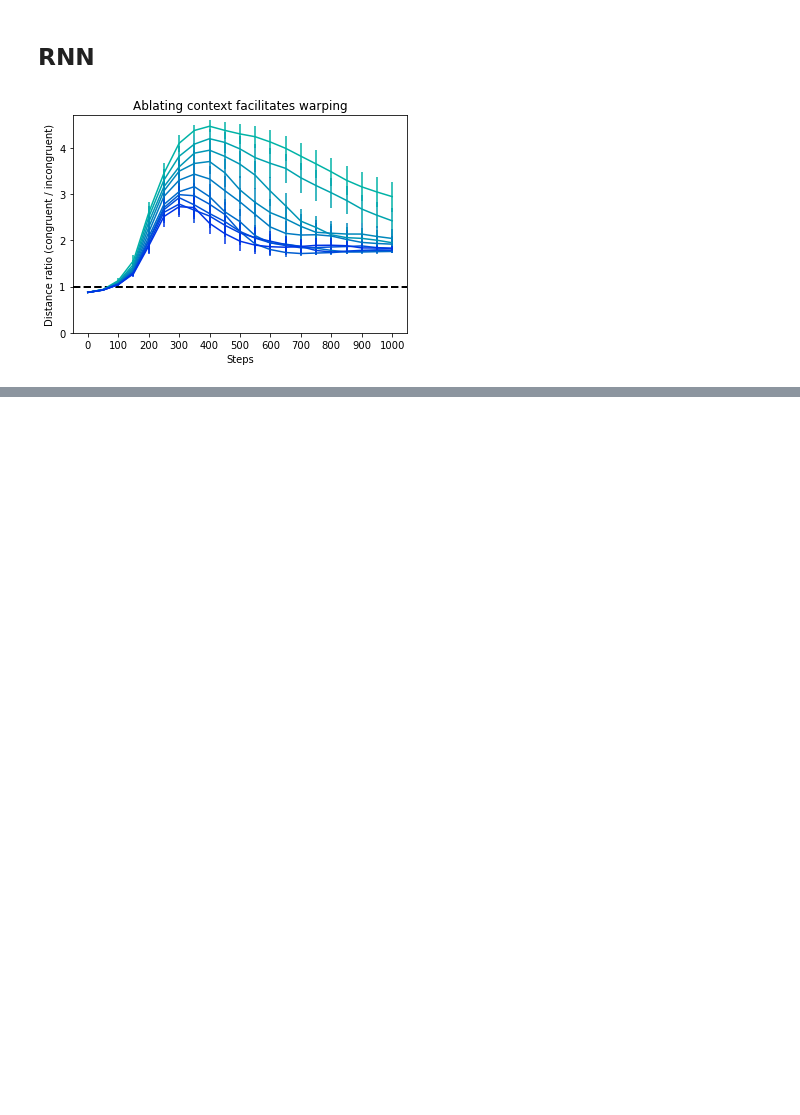
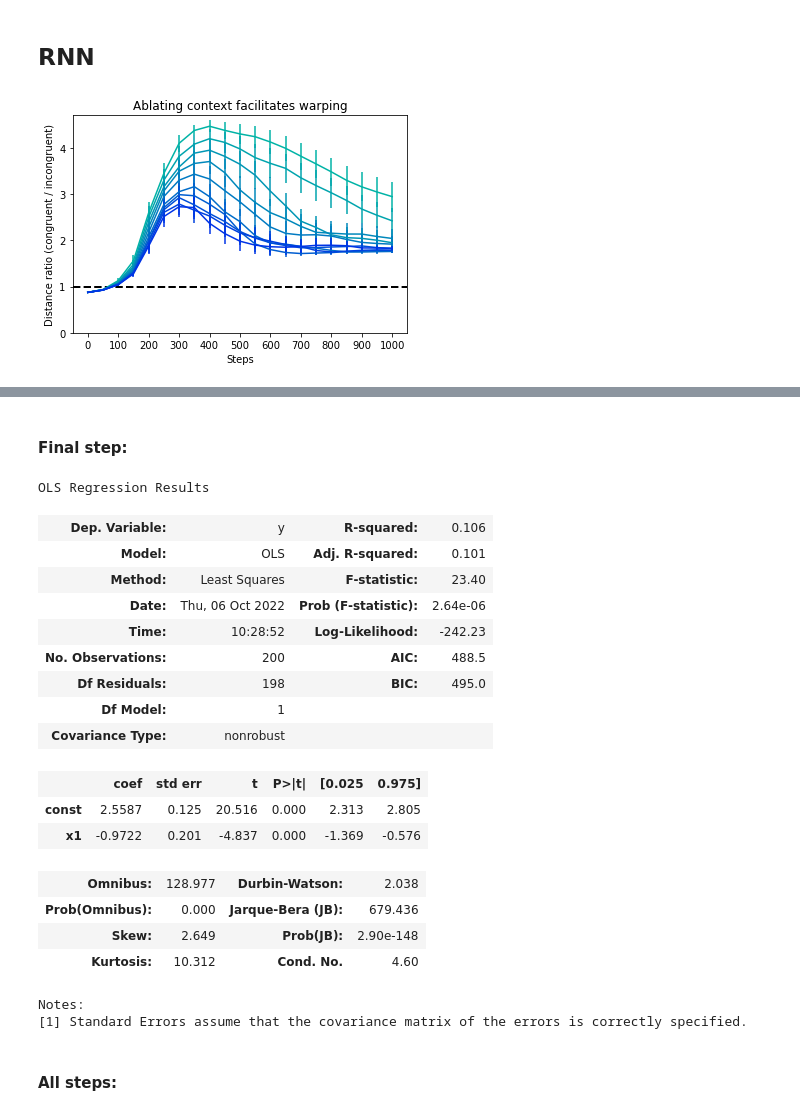
Before and after one commit to jlrussin/warped-map, a Jupyter notebook: notebooks/ctx_scale.ipynb, the cells around one changed output, grey strips where cells are left out. Cells and saved outputs as stored; diff of their text form; code cells hidden in the pictures; blank space fills up the shorter version.

```diff
--- a/notebooks/ctx_scale.ipynb
+++ b/notebooks/ctx_scale.ipynb
@@ -90,0 +97,67 @@ plot_results(ratio_data, title, save_fn)
+# %%
+def load_all_results(results_fn, rep_name, scales):
+    results_dir = '../../results/'
+    results_fns = [results_fn + '_ctx_scale' + s + '.P' for s in scales]
+    results_paths = [os.path.join(results_dir,fn) for fn in results_fns]
+
+    ratio_data = []
+    for path in results_paths:
+        with open(path, 'rb') as f:
+            data = pickle.load(f)
+
+        # Get ratio results
+        analysis = data['analysis']
+        ratios = []
+        for run in analysis:
+            ratios.append([s['distance_ratio'][rep_name]['ratio'] for s in run])
+        dist_ratios = np.array(ratios)
+        ratio_data.append(dist_ratios)
+
+    return np.array(ratio_data)
+# %%
+scale_floats = np.expand_dims(np.linspace(0.1,1,10), axis=1)
+all_data = load_all_results(results_fn, rep_name, scales)
+# %%
+n_scales, n_runs, n_steps = all_data.shape
+
+X = []
+Y = []
+for t in range(n_steps):
+    r = all_data[:,:,t]                # n_scales, n_runs
+    w = scale_floats * np.ones_like(r) # n_scales, n_runs
+    r = np.matrix.flatten(r) # n_scales * n_runs
+    w = np.matrix.flatten(w) # n_scales * n_runs
+
+    X.append(sm.add_constant(w))
+    Y.append(r)
+# %%
+regs = []
+for x,y in zip(X,Y):
+    reg = sm.OLS(y,x).fit()
+    regs.append(reg)
+# %% [markdown]
+#### Final step:
+# %%
+regs[-1].summary()
+# %% [output]
+OLS Regression Results
+| Dep. Variable: | y | R-squared: | 0.106 |
+| Model: | OLS | Adj. R-squared: | 0.101 |
+| Method: | Least Squares | F-statistic: | 23.40 |
+| Date: | Thu, 06 Oct 2022 | Prob (F-statistic): | 2.64e-06 |
+| Time: | 10:28:52 | Log-Likelihood: | -242.23 |
+| No. Observations: | 200 | AIC: | 488.5 |
+| Df Residuals: | 198 | BIC: | 495.0 |
+| Df Model: | 1 |  |  |
+| Covariance Type: | nonrobust |  |  |
+|  | coef | std err | t | P>|t| | [0.025 | 0.975] |
+| const | 2.5587 | 0.125 | 20.516 | 0.000 | 2.313 | 2.805 |
+| x1 | -0.9722 | 0.201 | -4.837 | 0.000 | -1.369 | -0.576 |
+| Omnibus: | 128.977 | Durbin-Watson: | 2.038 |
+| Prob(Omnibus): | 0.000 | Jarque-Bera (JB): | 679.436 |
+| Skew: | 2.649 | Prob(JB): | 2.90e-148 |
+| Kurtosis: | 10.312 | Cond. No. | 4.60 |
+Notes:
+[1] Standard Errors assume that the covariance matrix of the errors is correctly specified.
+# %% [markdown]
+#### All steps:
```
Also changed, not shown: parts of 8 cells of this notebook, 7 other files.
